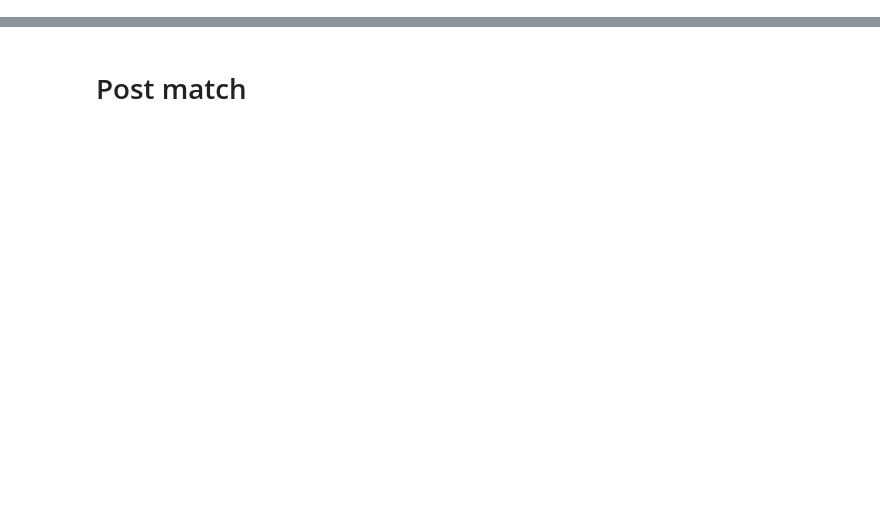
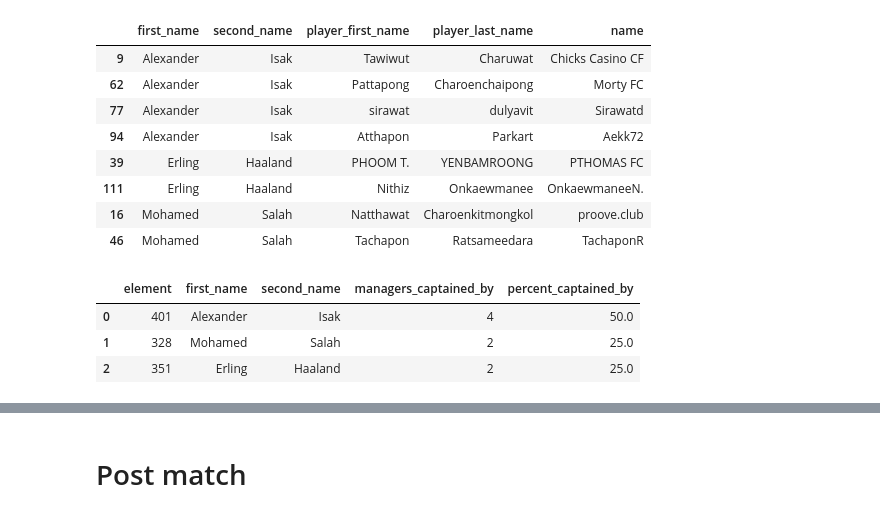
Before and after one commit to tawiwut-cha/fpl-analytics, a Jupyter notebook: modular_v2.ipynb, the cells around one changed output, grey strips where cells are left out. Drawn from its saved outputs; the diff is of its cells as text; code cells hidden in the pictures; blank space fills up the shorter version.

```diff
--- a/modular_v2.ipynb
+++ b/modular_v2.ipynb
@@ -115,0 +77,2 @@ picks_count.loc[:, ['first_name', 'second_name', 'selected_by']].sort_values(by=
+# %%
+managers = get_dim_managers(league_id)
@@ -115,0 +127,16 @@ picks_count.loc[:, ['first_name', 'second_name', 'selected_by']].sort_values(by=
+# %%
+# who captain who?
+captains.loc[
+    :,
+    ['first_name', 'second_name', 'player_first_name', 'player_last_name', 'name']
+    ].sort_values('first_name')
+# %% [output]
+|  | first_name | second_name | player_first_name | player_last_name | name |
+| 9 | Alexander | Isak | Tawiwut | Charuwat | Chicks Casino CF |
+| 62 | Alexander | Isak | Pattapong | Charoenchaipong | Morty FC |
+| 77 | Alexander | Isak | sirawat | dulyavit | Sirawatd |
+| 94 | Alexander | Isak | Atthapon | Parkart | Aekk72 |
+| 39 | Erling | Haaland | PHOOM T. | YENBAMROONG | PTHOMAS FC |
+| 111 | Erling | Haaland | Nithiz | Onkaewmanee | OnkaewmaneeN. |
+| 16 | Mohamed | Salah | Natthawat | Charoenkitmongkol | proove.club |
+| 46 | Mohamed | Salah | Tachapon | Ratsameedara | TachaponR |
@@ -115,0 +147,7 @@ picks_count.loc[:, ['first_name', 'second_name', 'selected_by']].sort_values(by=
+# %%
+captained_by
+# %% [output]
+|  | element | first_name | second_name | managers_captained_by | percent_captained_by |
+| 0 | 401 | Alexander | Isak | 4 | 50.0 |
+| 1 | 328 | Mohamed | Salah | 2 | 25.0 |
+| 2 | 351 | Erling | Haaland | 2 | 25.0 |
```
Also changed, not shown: parts of 54 cells of this notebook, 3 other files.
